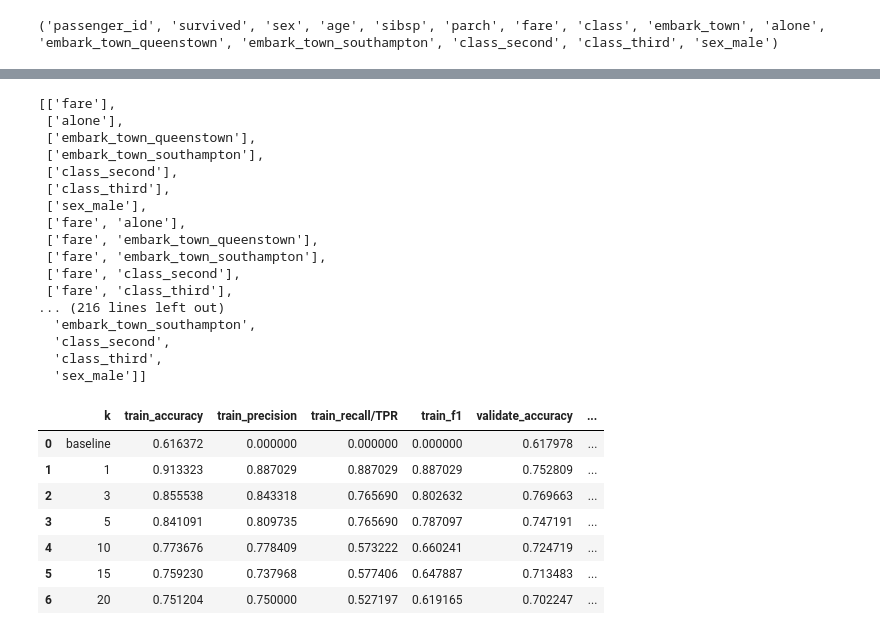
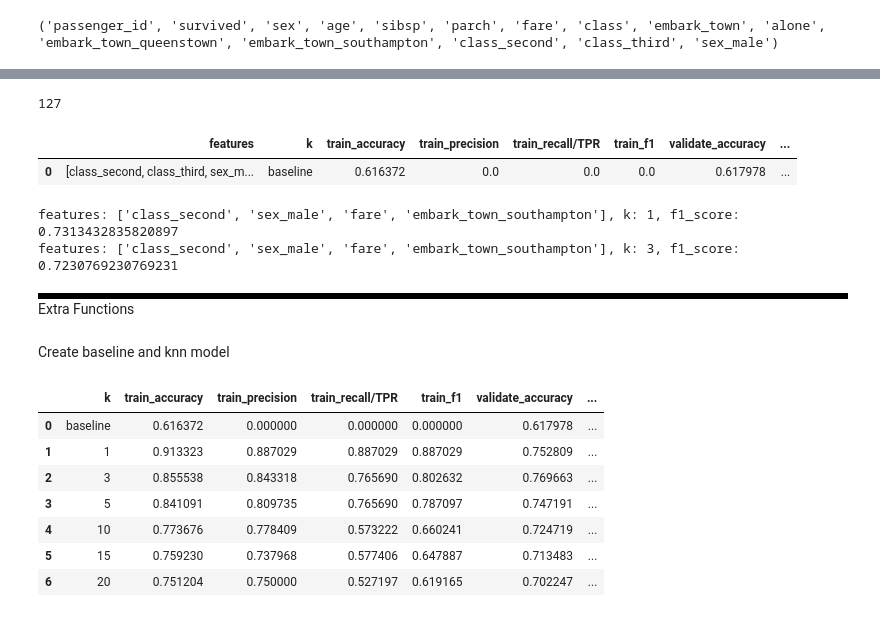
Before and after one commit to martin-reyes/5_classification-exercises, a Jupyter notebook: knn_model.ipynb, the cells around one changed output, grey strips where cells are left out. Drawn from its saved outputs; the diff is of its cells as text; code cells hidden in the pictures.

```diff
--- a/knn_model.ipynb
+++ b/knn_model.ipynb
@@ -331,22 +243,43 @@ all_column_combinations = []
 for k in range(1, len(all_model_columns)+1):
     for combo in list(itertools.combinations(all_model_columns, k)):
         all_column_combinations.append(list(combo))
-all_column_combinations
+len(all_column_combinations)
 # %% [output]
-[['fare'],
- ['alone'],
- ['embark_town_queenstown'],
- ['embark_town_southampton'],
- ['class_second'],
- ['class_third'],
- ['sex_male'],
- ['fare', 'alone'],
- ['fare', 'embark_town_queenstown'],
- ['fare', 'embark_town_southampton'],
- ['fare', 'class_second'],
- ['fare', 'class_third'],
-... (216 lines left out)
-  'embark_town_southampton',
-  'class_second',
-  'class_third',
-  'sex_male']]
+127
+# %%
+def run_baseline_model(train, validate, target, model_columns):
+
+    # split the data
+    X_train, y_train = x_y_split(data_set=train, target=target, features=model_columns)
+
+    X_validate, y_validate = x_y_split(data_set=validate, target=target, features=model_columns)
+
+    # create baseline model
+    baseline_pred = y_train.mode()
+    y_train_pred = pd.Series((baseline_pred[0]), range(len(y_train)))
+    y_val_pred = pd.Series((baseline_pred[0]), range(len(y_validate)))
+
+    scores = []
+
+    output = {
+    'features': features,
+    'model': 'baseline',
+    'train_accuracy': metrics.accuracy_score(y_train, y_train_pred),
+    'train_precision': metrics.precision_score(y_train, y_train_pred),
+    'train_recall/TPR': metrics.recall_score(y_train, y_train_pred),
+    'train_f1': metrics.f1_score(y_train, y_train_pred),
+    'validate_accuracy':  metrics.accuracy_score(y_validate, y_val_pred),
+    'validate_precision': metrics.precision_score(y_validate, y_val_pred),
+    'validate_recall/TPR': metrics.recall_score(y_validate, y_val_pred),
+    'validate_f1': metrics.f1_score(y_validate, y_val_pred),
+    }
+    scores.append(output)
+
+    scores_df = pd.DataFrame(scores)
+
+    return scores_df
+# %%
+display(run_baseline_model(train, validate, 'survived', strong_model_columns))
+# %% [output]
+|  | features | k | train_accuracy | train_precision | train_recall/TPR | train_f1 | validate_accuracy | ... |
+| 0 | [class_second, class_third, sex_m... | baseline | 0.616372 | 0.0 | 0.0 | 0.0 | 0.617978 | ... |
@@ -353,3 +351,16 @@ all_column_combinations
+# %%
+for i in range(2):
+    row = best_models.iloc[i]
+    print(f'''features: {row['features']}, k: {row['k']}, f1_score: {row['validate_f1']}''')
+# %% [output]
+features: ['class_second', 'sex_male', 'fare', 'embark_town_southampton'], k: 1, f1_score: 0.7313432835820897
+features: ['class_second', 'sex_male', 'fare', 'embark_town_southampton'], k: 3, f1_score: 0.7230769230769231
+# %% [markdown]
+<div style="border: 3px solid black;"></div>
+
+Extra Functions
+# %% [markdown]
+Create baseline and knn model
 # %%
 features =  ['parch',
              'fare',
```
Also changed, not shown: parts of 16 cells of this notebook.
